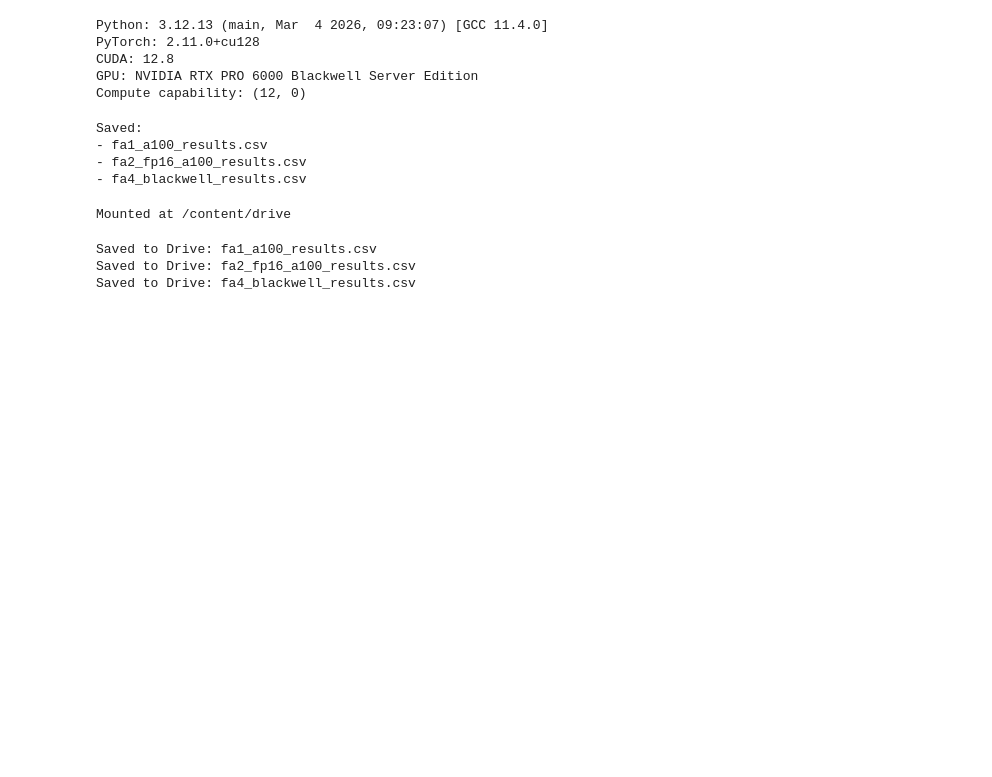
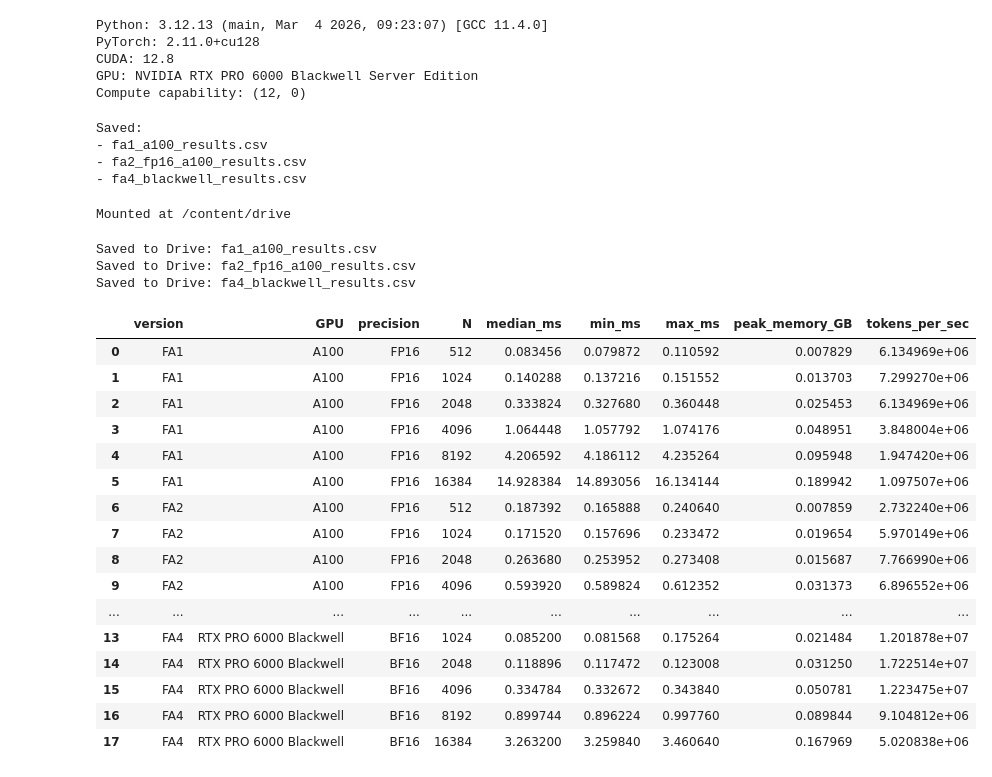
Before and after one commit to deepinsightai/flash-attention, a Jupyter notebook: blackwell_sdpa_smoke_test.ipynb, the cells around one changed output. Drawn from its saved outputs; the diff is of its cells as text; code cells hidden in the pictures; blank space fills up the shorter version.

```diff
--- a/blackwell_sdpa_smoke_test.ipynb
+++ b/blackwell_sdpa_smoke_test.ipynb
@@ -2367,3 +2367,59 @@ for file in files:
 Saved to Drive: fa1_a100_results.csv
 Saved to Drive: fa2_fp16_a100_results.csv
 Saved to Drive: fa4_blackwell_results.csv
+# %%
+# Dataframe FA1,FA2,FA4
+
+fa1_lineage = fa1_df.copy()
+fa1_lineage["version"] = "FA1"
+fa1_lineage["GPU"] = "A100"
+fa1_lineage["precision"] = "FP16"
+
+fa2_lineage = fa2_fp16_df.copy()
+fa2_lineage["version"] = "FA2"
+fa2_lineage["GPU"] = "A100"
+fa2_lineage["precision"] = "FP16"
+
+fa4_lineage = fa4_df.copy()
+fa4_lineage["version"] = "FA4"
+fa4_lineage["GPU"] = "RTX PRO 6000 Blackwell"
+fa4_lineage["precision"] = "BF16"
+
+lineage_df = pd.concat(
+    [fa1_lineage, fa2_lineage, fa4_lineage],
+    ignore_index=True
+)
+
+lineage_df = lineage_df[
+    [
+        "version",
+        "GPU",
+        "precision",
+        "N",
+        "median_ms",
+        "min_ms",
+        "max_ms",
+        "peak_memory_GB",
+        "tokens_per_sec"
+    ]
+]
+
+lineage_df
+# %% [output]
+|  | version | GPU | precision | N | median_ms | min_ms | max_ms | peak_memory_GB | tokens_per_sec |
+| 0 | FA1 | A100 | FP16 | 512 | 0.083456 | 0.079872 | 0.110592 | 0.007829 | 6.134969e+06 |
+| 1 | FA1 | A100 | FP16 | 1024 | 0.140288 | 0.137216 | 0.151552 | 0.013703 | 7.299270e+06 |
+| 2 | FA1 | A100 | FP16 | 2048 | 0.333824 | 0.327680 | 0.360448 | 0.025453 | 6.134969e+06 |
+| 3 | FA1 | A100 | FP16 | 4096 | 1.064448 | 1.057792 | 1.074176 | 0.048951 | 3.848004e+06 |
+| 4 | FA1 | A100 | FP16 | 8192 | 4.206592 | 4.186112 | 4.235264 | 0.095948 | 1.947420e+06 |
+| 5 | FA1 | A100 | FP16 | 16384 | 14.928384 | 14.893056 | 16.134144 | 0.189942 | 1.097507e+06 |
+| 6 | FA2 | A100 | FP16 | 512 | 0.187392 | 0.165888 | 0.240640 | 0.007859 | 2.732240e+06 |
+| 7 | FA2 | A100 | FP16 | 1024 | 0.171520 | 0.157696 | 0.233472 | 0.019654 | 5.970149e+06 |
+| 8 | FA2 | A100 | FP16 | 2048 | 0.263680 | 0.253952 | 0.273408 | 0.015687 | 7.766990e+06 |
+| 9 | FA2 | A100 | FP16 | 4096 | 0.593920 | 0.589824 | 0.612352 | 0.031373 | 6.896552e+06 |
+| ... | ... | ... | ... | ... | ... | ... | ... | ... | ... |
+| 13 | FA4 | RTX PRO 6000 Blackwell | BF16 | 1024 | 0.085200 | 0.081568 | 0.175264 | 0.021484 | 1.201878e+07 |
+| 14 | FA4 | RTX PRO 6000 Blackwell | BF16 | 2048 | 0.118896 | 0.117472 | 0.123008 | 0.031250 | 1.722514e+07 |
+| 15 | FA4 | RTX PRO 6000 Blackwell | BF16 | 4096 | 0.334784 | 0.332672 | 0.343840 | 0.050781 | 1.223475e+07 |
+| 16 | FA4 | RTX PRO 6000 Blackwell | BF16 | 8192 | 0.899744 | 0.896224 | 0.997760 | 0.089844 | 9.104812e+06 |
+| 17 | FA4 | RTX PRO 6000 Blackwell | BF16 | 16384 | 3.263200 | 3.259840 | 3.460640 | 0.167969 | 5.020838e+06 |
```
Also changed, not shown: parts of 4 cells of this notebook.
